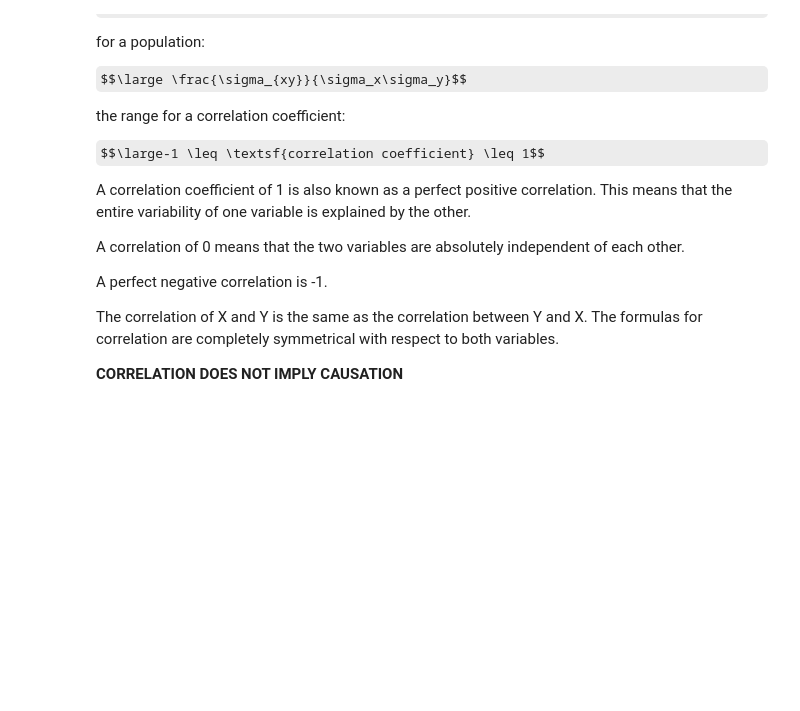
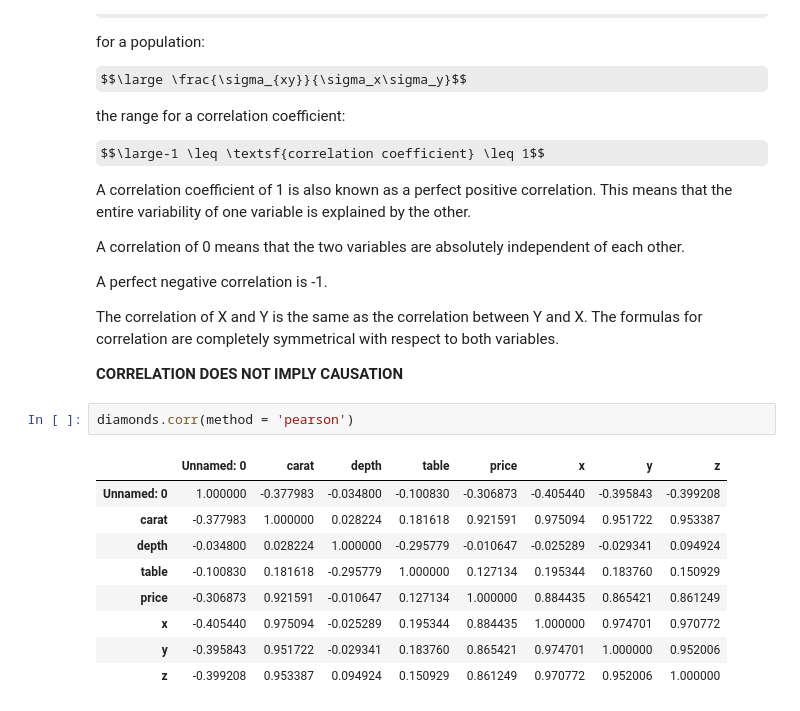
Before and after one commit to jmeguira/stats, a Jupyter notebook: stats_notebook.ipynb, the cells around one changed output. Saved outputs shown, nothing was run; the diff lists cells and outputs as text; some formulas as TeX source; blank space fills up the shorter version.

```diff
--- a/stats_notebook.ipynb
+++ b/stats_notebook.ipynb
@@ -848,3 +848,15 @@ A perfect negative correlation is -1.
 The correlation of X and Y is the same as the correlation between Y and X. The formulas for correlation are completely symmetrical with respect to both variables.
 
 **CORRELATION DOES NOT IMPLY CAUSATION**
+# %%
+diamonds.corr(method = 'pearson')
+# %% [output]
+|  | Unnamed: 0 | carat | depth | table | price | x | y | z |
+| Unnamed: 0 | 1.000000 | -0.377983 | -0.034800 | -0.100830 | -0.306873 | -0.405440 | -0.395843 | -0.399208 |
+| carat | -0.377983 | 1.000000 | 0.028224 | 0.181618 | 0.921591 | 0.975094 | 0.951722 | 0.953387 |
+| depth | -0.034800 | 0.028224 | 1.000000 | -0.295779 | -0.010647 | -0.025289 | -0.029341 | 0.094924 |
+| table | -0.100830 | 0.181618 | -0.295779 | 1.000000 | 0.127134 | 0.195344 | 0.183760 | 0.150929 |
+| price | -0.306873 | 0.921591 | -0.010647 | 0.127134 | 1.000000 | 0.884435 | 0.865421 | 0.861249 |
+| x | -0.405440 | 0.975094 | -0.025289 | 0.195344 | 0.884435 | 1.000000 | 0.974701 | 0.970772 |
+| y | -0.395843 | 0.951722 | -0.029341 | 0.183760 | 0.865421 | 0.974701 | 1.000000 | 0.952006 |
+| z | -0.399208 | 0.953387 | 0.094924 | 0.150929 | 0.861249 | 0.970772 | 0.952006 | 1.000000 |
```
Also changed, not shown: parts of 6 cells of this notebook.
